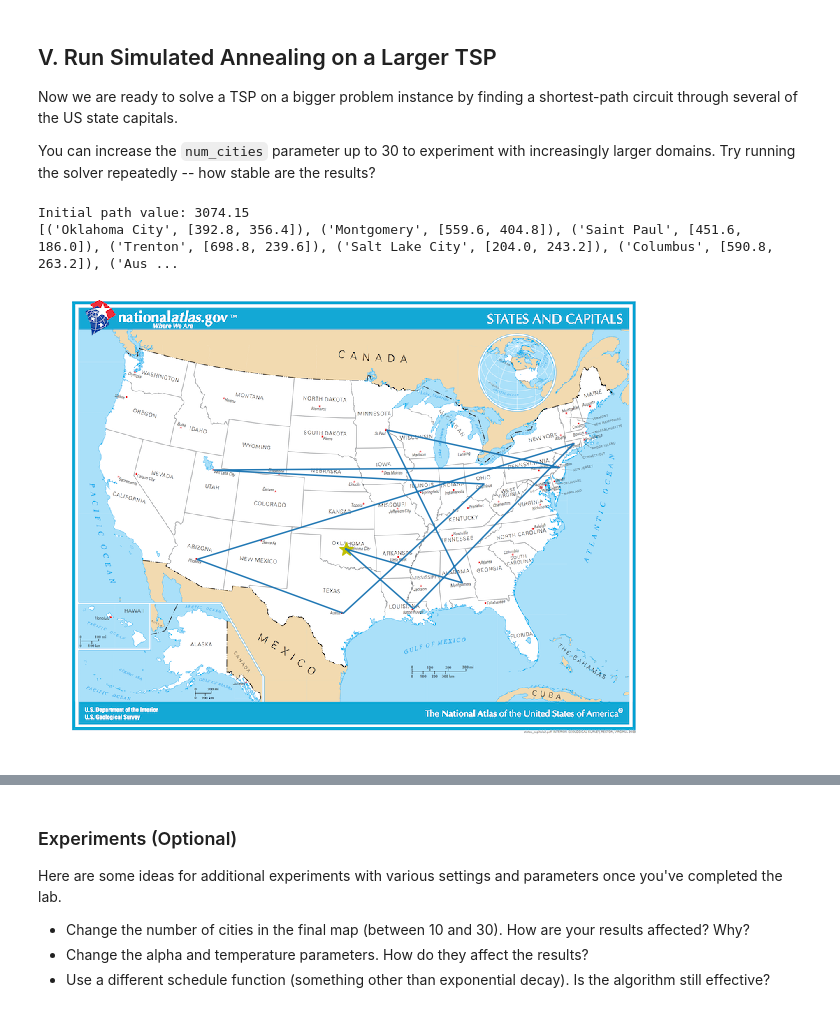
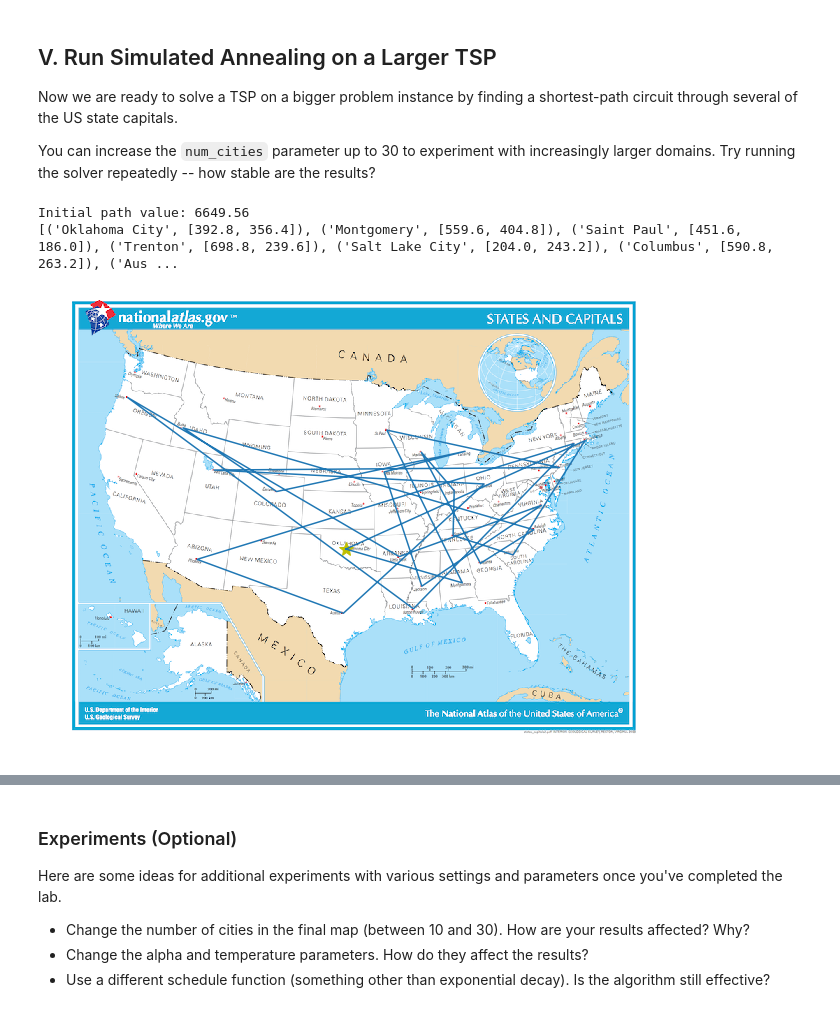
Before and after one commit to msankar/aind, a Jupyter notebook: simulatedAnnealing/AIND-Simulated_Annealing.ipynb, the cells around one changed output, grey strips where cells are left out. Cells and saved outputs as stored; diff of their text form; code cells hidden in the pictures.

```diff
--- a/simulatedAnnealing/AIND-Simulated_Annealing.ipynb
+++ b/simulatedAnnealing/AIND-Simulated_Annealing.ipynb
@@ -303,16 +303,16 @@ Now we are ready to solve a TSP on a bigger problem instance by finding a shorte
 You can increase the `num_cities` parameter up to 30 to experiment with increasingly larger domains.  Try running the solver repeatedly -- how stable are the results?
 # %%
 # Create the problem instance and plot the initial state
-num_cities = 10
+num_cities = 25
 capitals_tsp = TravelingSalesmanProblem(capitals_list[:num_cities])
 starting_city = capitals_list[0]
 print("Initial path value: {:.2f}".format(-capitals_tsp.get_value()))
 print(capitals_list[:num_cities])  # The start/end point is indicated with a yellow star
 show_path(capitals_tsp.coords, starting_city)
 # %% [output]
-Initial path value: 3074.15
+Initial path value: 6649.56
 [('Oklahoma City', [392.8, 356.4]), ('Montgomery', [559.6, 404.8]), ('Saint Paul', [451.6, 186.0]), ('Trenton', [698.8, 239.6]), ('Salt Lake City', [204.0, 243.2]), ('Columbus', [590.8, 263.2]), ('Aus ...
-[figure, old version]
+[figure, new version]
 # %%
 # set the decay rate and initial temperature parameters, then run simulated annealing to solve the TSP
 alpha = 0.95
```
Also changed, not shown: parts of 2 cells of this notebook.
